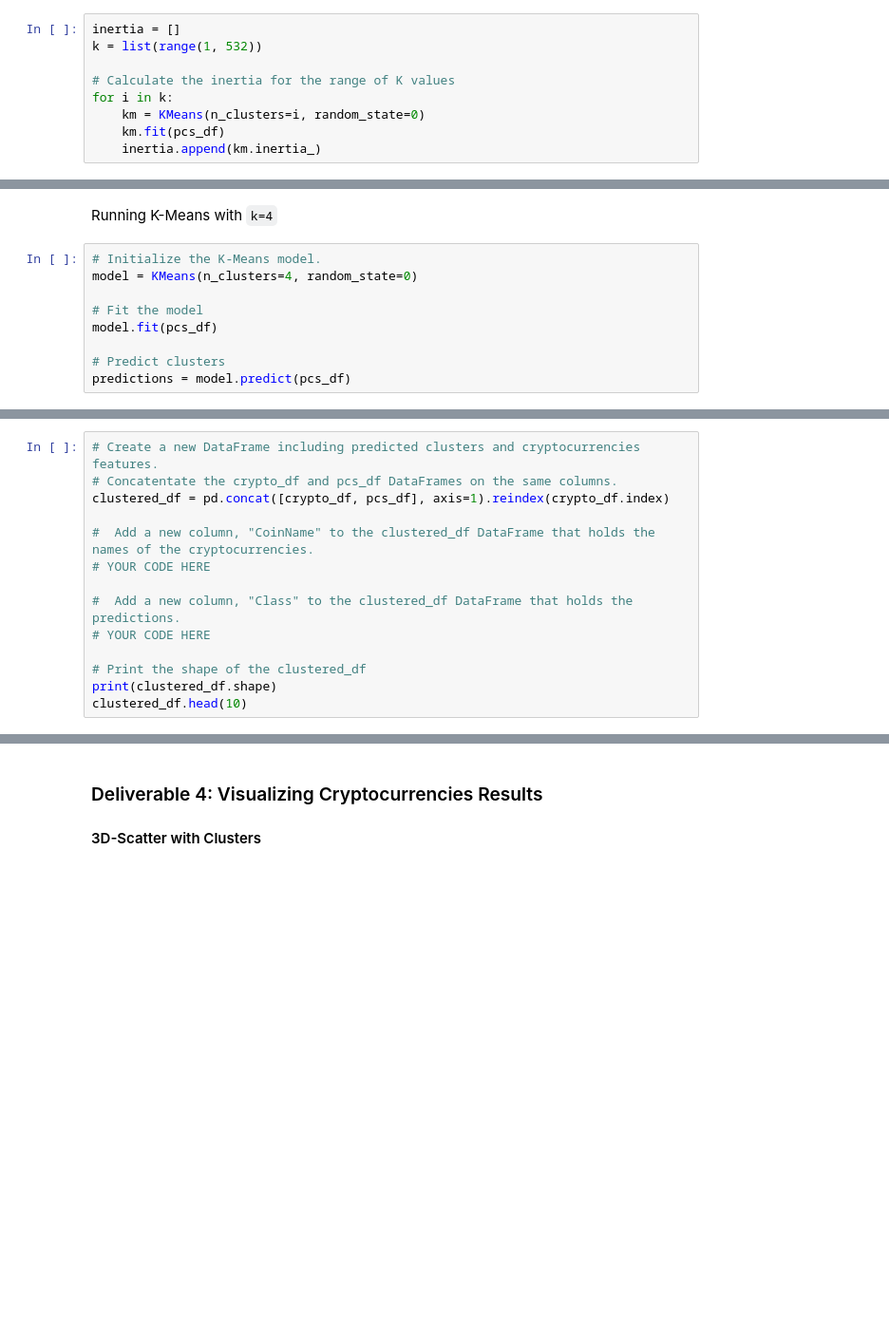
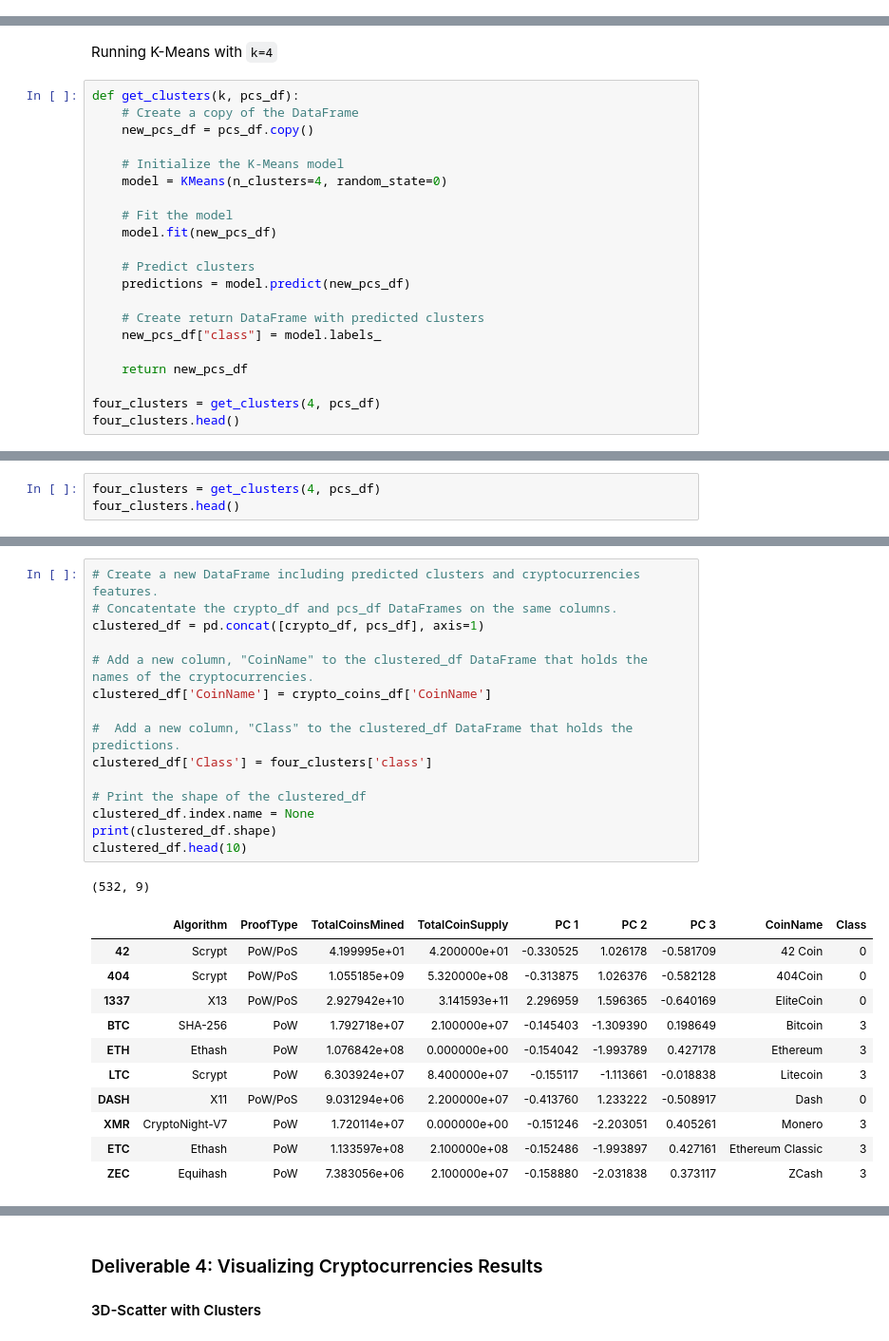
Before and after one commit to sbull32/Cryptocurrencies, a Jupyter notebook: crypto_clustering.ipynb, the cells around one changed output, grey strips where cells are left out. Shown at 95% size. Drawn from its saved outputs; the diff is of its cells as text; blank space fills up the shorter version.

Commit message:
Deliverable 3 complete
includes updated and completed clustered dataframe with Kmeans model initialized and run.

```diff
--- a/crypto_clustering.ipynb
+++ b/crypto_clustering.ipynb
@@ -269,9 +294,0 @@ NameError: name 'k' is not defined
-# %%
-inertia = []
-k = list(range(1, 532))
-
-# Calculate the inertia for the range of K values
-for i in k:
-    km = KMeans(n_clusters=i, random_state=0)
-    km.fit(pcs_df)
-    inertia.append(km.inertia_)
@@ -285,11 +295,23 @@ five_clusters = get_clusters(5,pcs_df)
 # %% [markdown]
 Running K-Means with `k=4`
 # %%
-# Initialize the K-Means model.
-model = KMeans(n_clusters=4, random_state=0)
+def get_clusters(k, pcs_df):
+    # Create a copy of the DataFrame
+    new_pcs_df = pcs_df.copy()
 
-# Fit the model
-model.fit(pcs_df)
+    # Initialize the K-Means model
+    model = KMeans(n_clusters=4, random_state=0)
 
-# Predict clusters
-predictions = model.predict(pcs_df)
+    # Fit the model
+    model.fit(new_pcs_df)
+
+    # Predict clusters
+    predictions = model.predict(new_pcs_df)
+
+    # Create return DataFrame with predicted clusters
+    new_pcs_df["class"] = model.labels_
+
+    return new_pcs_df
+
+four_clusters = get_clusters(4, pcs_df)
+four_clusters.head()
@@ -313,0 +318,3 @@ clustered_df
+# %%
+four_clusters = get_clusters(4, pcs_df)
+four_clusters.head()
@@ -314,14 +329,28 @@ clustered_df
 # %%
 # Create a new DataFrame including predicted clusters and cryptocurrencies features.
 # Concatentate the crypto_df and pcs_df DataFrames on the same columns.
-clustered_df = pd.concat([crypto_df, pcs_df], axis=1).reindex(crypto_df.index)
+clustered_df = pd.concat([crypto_df, pcs_df], axis=1)
 
-#  Add a new column, "CoinName" to the clustered_df DataFrame that holds the names of the cryptocurrencies.
-# YOUR CODE HERE
+# Add a new column, "CoinName" to the clustered_df DataFrame that holds the names of the cryptocurrencies.
+clustered_df['CoinName'] = crypto_coins_df['CoinName']
 
 #  Add a new column, "Class" to the clustered_df DataFrame that holds the predictions.
-# YOUR CODE HERE
+clustered_df['Class'] = four_clusters['class']
 
 # Print the shape of the clustered_df
+clustered_df.index.name = None
 print(clustered_df.shape)
 clustered_df.head(10)
+# %% [output]
+(532, 9)
+|  | Algorithm | ProofType | TotalCoinsMined | TotalCoinSupply | PC 1 | PC 2 | PC 3 | CoinName | Class |
+| 42 | Scrypt | PoW/PoS | 4.199995e+01 | 4.200000e+01 | -0.330525 | 1.026178 | -0.581709 | 42 Coin | 0 |
+| 404 | Scrypt | PoW/PoS | 1.055185e+09 | 5.320000e+08 | -0.313875 | 1.026376 | -0.582128 | 404Coin | 0 |
+| 1337 | X13 | PoW/PoS | 2.927942e+10 | 3.141593e+11 | 2.296959 | 1.596365 | -0.640169 | EliteCoin | 0 |
+| BTC | SHA-256 | PoW | 1.792718e+07 | 2.100000e+07 | -0.145403 | -1.309390 | 0.198649 | Bitcoin | 3 |
+| ETH | Ethash | PoW | 1.076842e+08 | 0.000000e+00 | -0.154042 | -1.993789 | 0.427178 | Ethereum | 3 |
+| LTC | Scrypt | PoW | 6.303924e+07 | 8.400000e+07 | -0.155117 | -1.113661 | -0.018838 | Litecoin | 3 |
+| DASH | X11 | PoW/PoS | 9.031294e+06 | 2.200000e+07 | -0.413760 | 1.233222 | -0.508917 | Dash | 0 |
+| XMR | CryptoNight-V7 | PoW | 1.720114e+07 | 0.000000e+00 | -0.151246 | -2.203051 | 0.405261 | Monero | 3 |
+| ETC | Ethash | PoW | 1.133597e+08 | 2.100000e+08 | -0.152486 | -1.993897 | 0.427161 | Ethereum Classic | 3 |
+| ZEC | Equihash | PoW | 7.383056e+06 | 2.100000e+07 | -0.158880 | -2.031838 | 0.373117 | ZCash | 3 |
```
Also changed, not shown: parts of 13 cells of this notebook.
